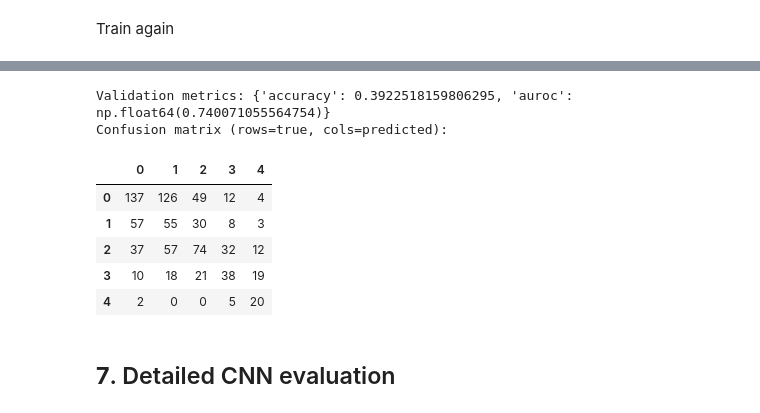
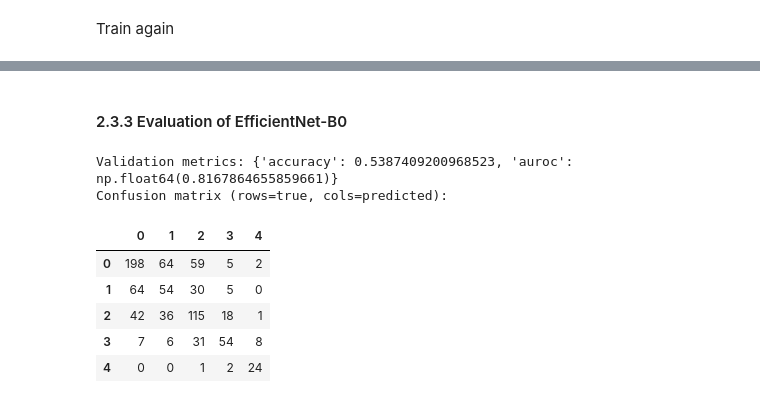
Before and after one commit to michael-duer/medical-image-classification, a Jupyter notebook: notebooks/02_transfer_learning.ipynb, the cells around one changed output, grey strips where cells are left out. Saved outputs shown, nothing was run; the diff lists cells and outputs as text; code cells hidden in the pictures.

```diff
--- a/notebooks/02_transfer_learning.ipynb
+++ b/notebooks/02_transfer_learning.ipynb
@@ -662,6 +722,18 @@ def summarize_metrics(y_true, probabilities, class_names):
     return results, confusion_matrix(y_true, predictions,
                                       labels=np.arange(len(class_names)))
 
+# Load best model
+resnet18.load_state_dict(
+    torch.load(
+        # Newly trained models appear in the root folder
+        #"best_resnet18_stage2.pth",
+        # While the best models are in folder /models
+        "./models/best_resnet18_stage2.pth",
+        map_location=DEVICE,
+        weights_only=True
+    )
+)
+
 y_val, val_prob = get_predictions(resnet18, loaders['val'])
 class_names = train_source.classes
 metrics, cm = summarize_metrics(y_val, val_prob, class_names)
@@ -955,3 +1087,5 @@ Epoch [10/10] | Train Loss: 1.1728 | Train Acc: 50.47% | Val Loss: 1.4255 | Val
+# %% [markdown]
+#### 2.3.3 Evaluation of EfficientNet-B0
 # %%
 @torch.no_grad()
 def get_predictions(model, loader):
@@ -961,41 +1095,51 @@ def get_predictions(model, loader):
         logits = model(x.to(DEVICE))
         actual.append(y.numpy())
         probs.append(torch.softmax(logits, dim=1).cpu().numpy())
     return np.concatenate(actual), np.concatenate(probs)
 
 def summarize_metrics(y_true, probabilities, class_names):
     predictions = probabilities.argmax(axis=1)
     results = {'accuracy': accuracy_score(y_true, predictions)}
     present = np.unique(y_true)
     if len(class_names) == 2 and len(present) == 2:
         results['auroc'] = roc_auc_score(y_true, probabilities[:, 1])
     elif len(present) == len(class_names):
         results['auroc'] = roc_auc_score(
             y_true, probabilities, labels=np.arange(len(class_names)),
             multi_class='ovr', average='macro')
     else:
         results['auroc'] = float('nan')
         print('AUROC undefined: not all classes appear in this validation split.')
     return results, confusion_matrix(y_true, predictions,
                                       labels=np.arange(len(class_names)))
 
+# Load best model
+efficientnet_b0.load_state_dict(
+    torch.load(
+        # Newly trained models appear in the root folder
+        #"best_efficientnet_b0_stage2.pth",
+        # While the best models are in folder /models
+        "./models/best_efficientnet_b0_stage2.pth",
+        map_location=DEVICE,
+        weights_only=True
+    )
+)
+
 y_val, val_prob = get_predictions(efficientnet_b0, loaders['val'])
 class_names = train_source.classes
 metrics, cm = summarize_metrics(y_val, val_prob, class_names)
 print('Validation metrics:', metrics)
 print('Confusion matrix (rows=true, cols=predicted):')
 display(pd.DataFrame(cm, index=class_names, columns=class_names))
 # %% [output]
-Validation metrics: {'accuracy': 0.3922518159806295, 'auroc': np.float64(0.740071055564754)}
+Validation metrics: {'accuracy': 0.5387409200968523, 'auroc': np.float64(0.8167864655859661)}
 Confusion matrix (rows=true, cols=predicted):
 |  | 0 | 1 | 2 | 3 | 4 |
-| 0 | 137 | 126 | 49 | 12 | 4 |
-| 1 | 57 | 55 | 30 | 8 | 3 |
-| 2 | 37 | 57 | 74 | 32 | 12 |
-| 3 | 10 | 18 | 21 | 38 | 19 |
-| 4 | 2 | 0 | 0 | 5 | 20 |
+| 0 | 198 | 64 | 59 | 5 | 2 |
+| 1 | 64 | 54 | 30 | 5 | 0 |
+| 2 | 42 | 36 | 115 | 18 | 1 |
+| 3 | 7 | 6 | 31 | 54 | 8 |
+| 4 | 0 | 0 | 1 | 2 | 24 |
-# %% [markdown]
-## **7**. Detailed CNN evaluation
 # %%
 import matplotlib
 import matplotlib.pyplot as plt
```
Also changed, not shown: parts of 42 cells of this notebook, 4 other files.
